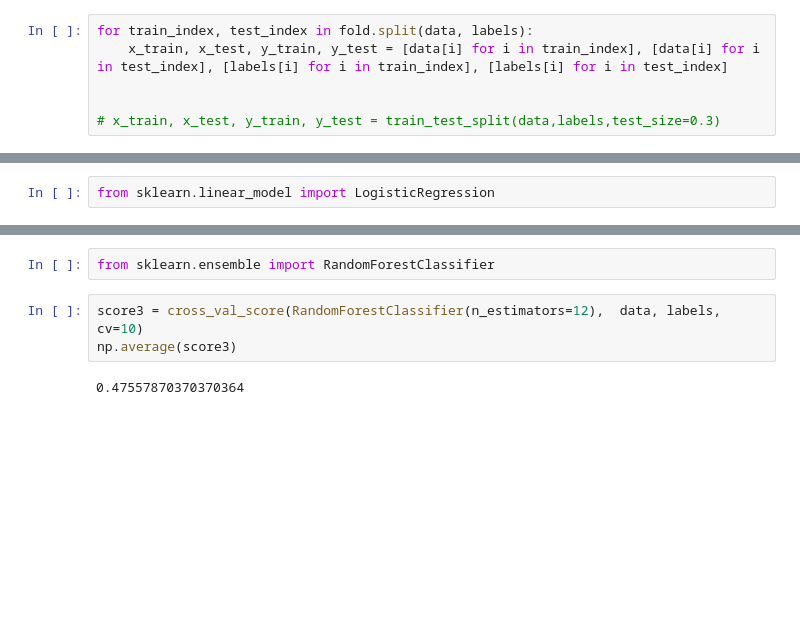
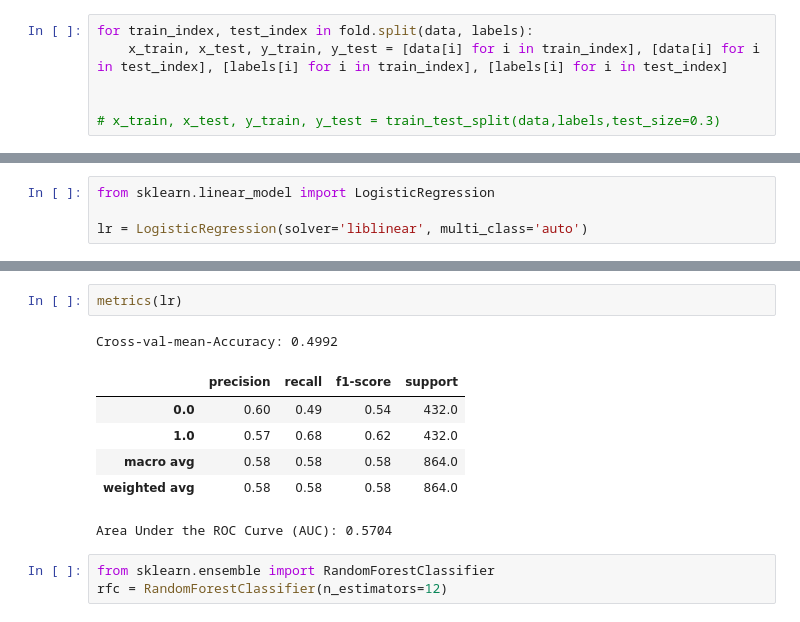
Before and after one commit to rahul-2422/BTP-files, a Jupyter notebook: codes-v1/classification.ipynb, the cells around one changed output, grey strips where cells are left out. Saved outputs shown, nothing was run; the diff lists cells and outputs as text; blank space fills up the shorter version.

```diff
--- a/codes-v1/classification.ipynb
+++ b/codes-v1/classification.ipynb
@@ -50,2 +176,4 @@ np.average(score1)
 # %%
 from sklearn.linear_model import LogisticRegression
+
+lr = LogisticRegression(solver='liblinear', multi_class='auto')
@@ -57,7 +180,13 @@ np.average(score2)
+# %%
+metrics(lr)
+# %% [output]
+Cross-val-mean-Accuracy: 0.4992
+|  | precision | recall | f1-score | support |
+| 0.0 | 0.60 | 0.49 | 0.54 | 432.0 |
+| 1.0 | 0.57 | 0.68 | 0.62 | 432.0 |
+| macro avg | 0.58 | 0.58 | 0.58 | 864.0 |
+| weighted avg | 0.58 | 0.58 | 0.58 | 864.0 |
+Area Under the ROC Curve (AUC): 0.5704
 # %%
 from sklearn.ensemble import RandomForestClassifier
+rfc = RandomForestClassifier(n_estimators=12)
-# %%
-score3 = cross_val_score(RandomForestClassifier(n_estimators=12),  data, labels, cv=10)
-np.average(score3)
-# %% [output]
-0.47557870370370364
```
Also changed, not shown: parts of 25 cells of this notebook, 5 other files.
